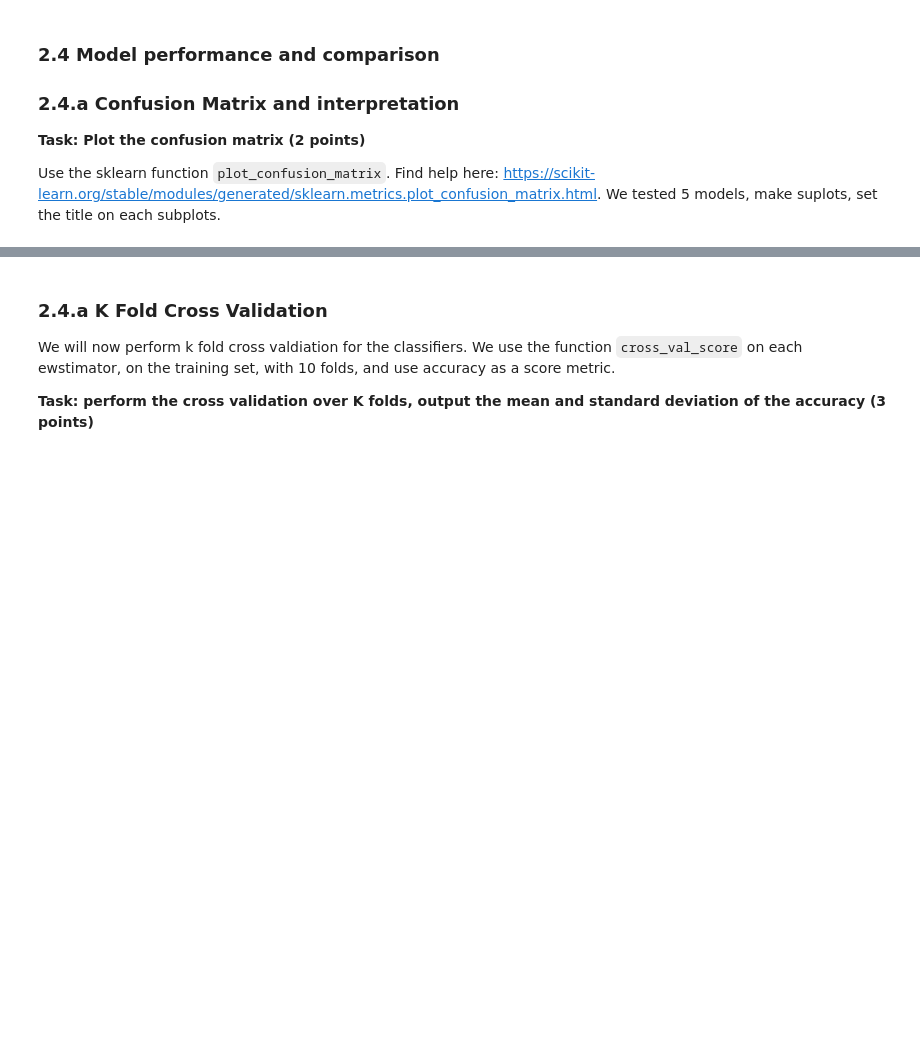
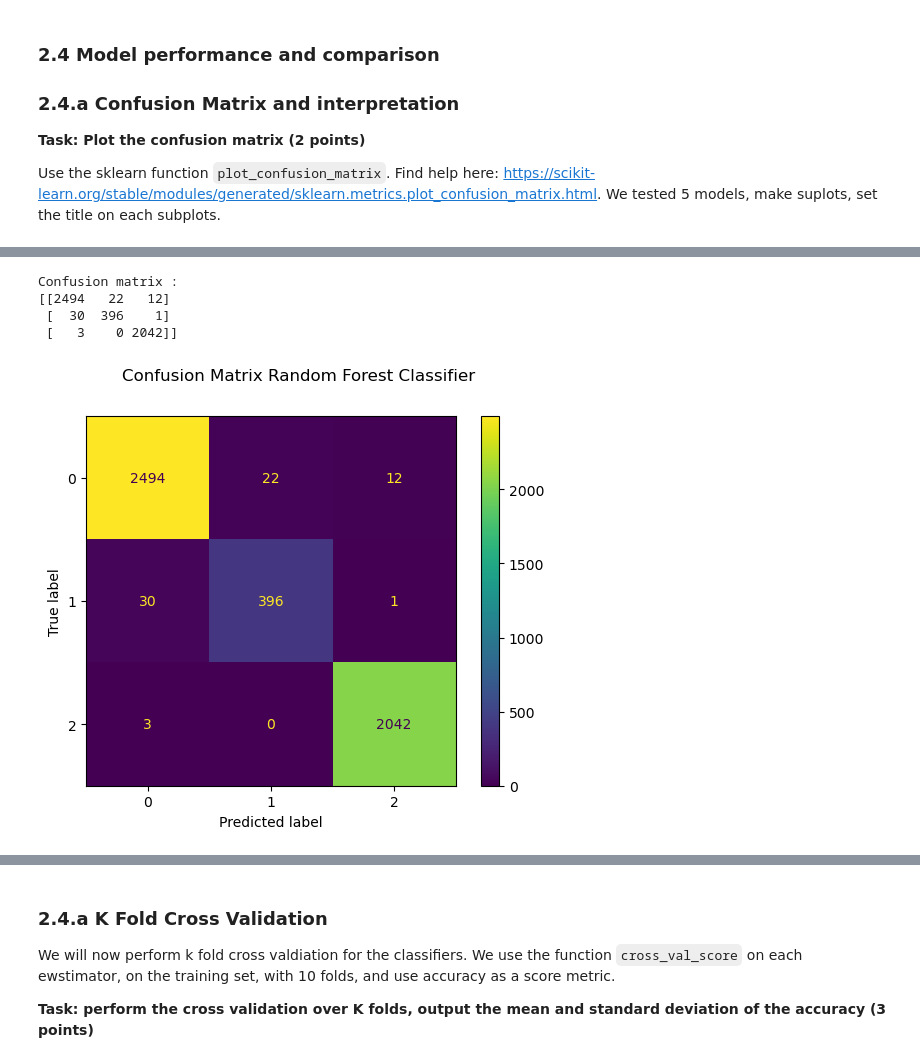
Before and after one commit to UW-ESS-DS/MLGeo2022_velgueta, a Jupyter notebook: Homework7/homework7.ipynb, the cells around one changed output, grey strips where cells are left out. Drawn from its saved outputs; the diff is of its cells as text; code cells hidden in the pictures; blank space fills up the shorter version.

```diff
--- a/Homework7/homework7.ipynb
+++ b/Homework7/homework7.ipynb
@@ -693,0 +728,11 @@ sklearn.metrics.plot_confusion_matrix(estimator, X, y_true, *, labels=None, samp
+# %%
+disp = metrics.plot_confusion_matrix(rm_clf,X_test, y_test)
+disp.figure_.suptitle("Confusion Matrix Random Forest Classifier")
+print(f"Confusion matrix :\n{disp.confusion_matrix}")
+plt.show()
+# %% [output]
+Confusion matrix :
+[[2494   22   12]
+ [  30  396    1]
+ [   3    0 2042]]
+[figure, added]
```
Also changed, not shown: parts of 16 cells of this notebook.
